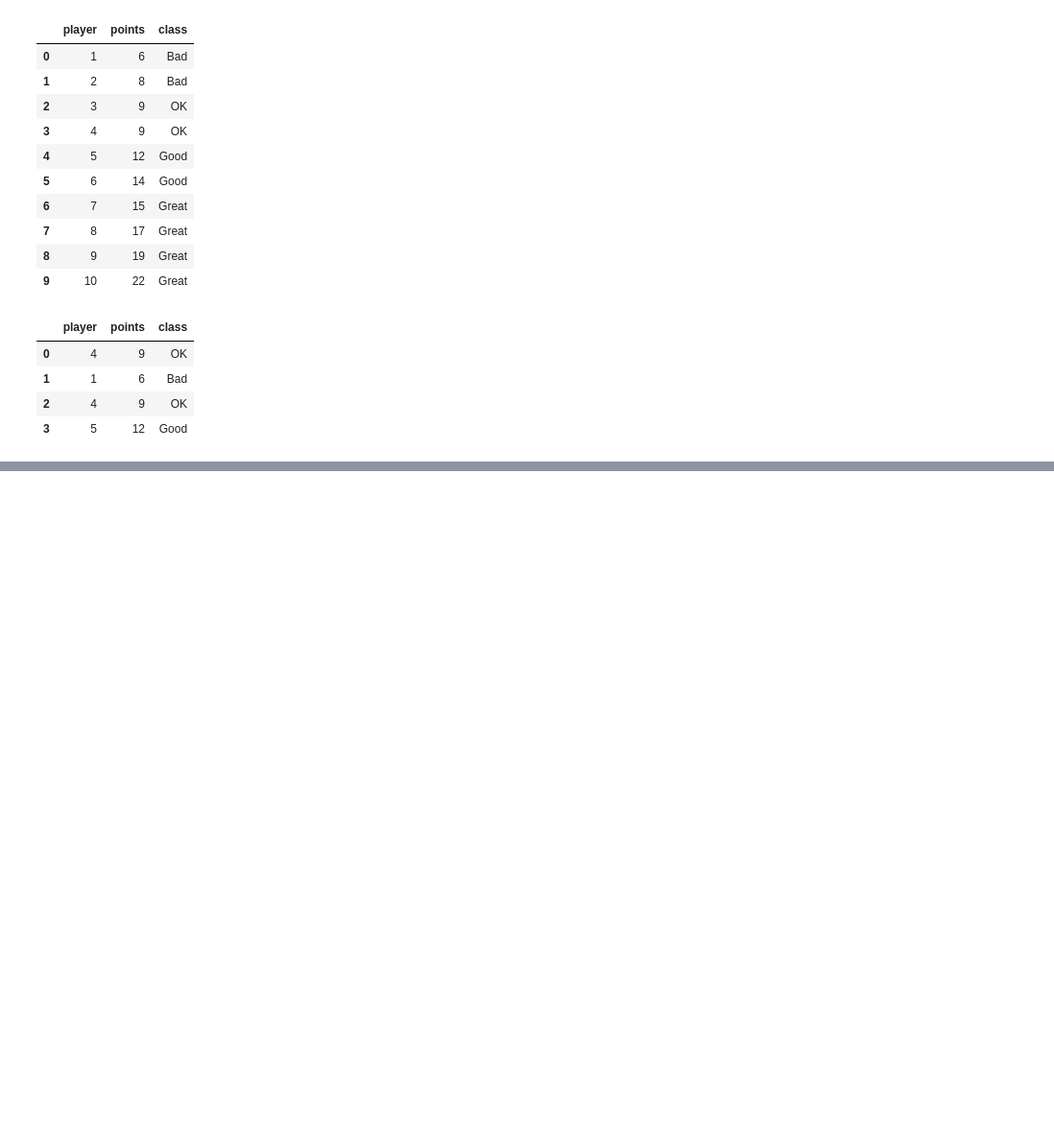
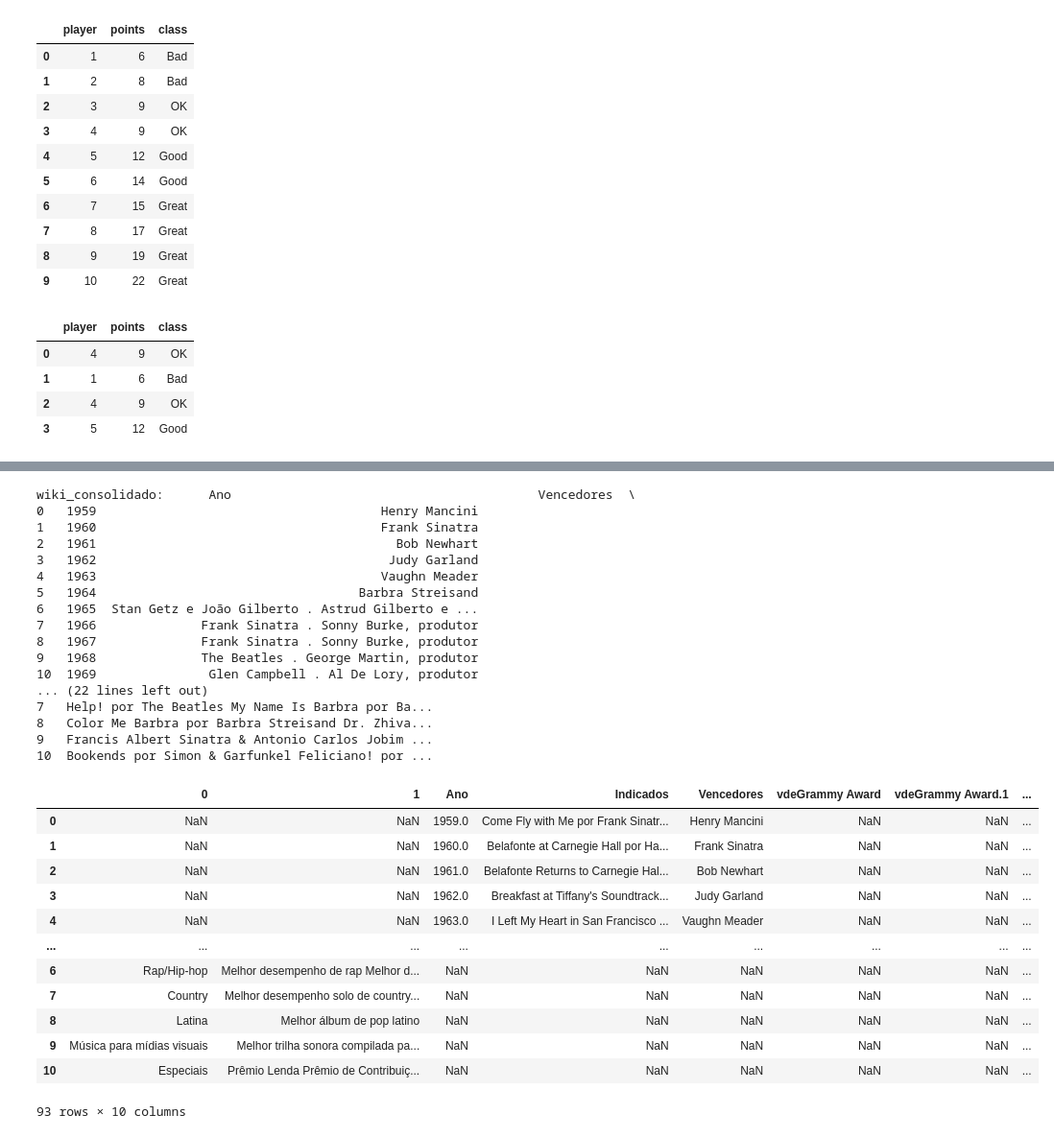
Before and after one commit to filipecarbonera/formacao_python, a Jupyter notebook: rascunhos.ipynb, the cells around one changed output, grey strips where cells are left out. Shown at 96% size. Drawn from its saved outputs; the diff is of its cells as text; code cells hidden in the pictures; blank space fills up the shorter version.

```diff
--- a/rascunhos.ipynb
+++ b/rascunhos.ipynb
@@ -370,0 +434,41 @@ merge
+# %%
+len_wiki = len(wiki)
+
+for n in range(2,len_wiki):
+  if n == 2:
+    wiki_consolidado = wiki[n]
+    print('wiki_consolidado:', wiki_consolidado)
+  else:
+    wiki_consolidado = pd.concat([wiki_consolidado,wiki[n]])
+wiki_consolidado
+# %% [output]
+wiki_consolidado:      Ano                                         Vencedores  \
+0   1959                                      Henry Mancini
+1   1960                                      Frank Sinatra
+2   1961                                        Bob Newhart
+3   1962                                       Judy Garland
+4   1963                                      Vaughn Meader
+5   1964                                   Barbra Streisand
+6   1965  Stan Getz e João Gilberto . Astrud Gilberto e ...
+7   1966              Frank Sinatra . Sonny Burke, produtor
+8   1967              Frank Sinatra . Sonny Burke, produtor
+9   1968              The Beatles . George Martin, produtor
+10  1969               Glen Campbell . Al De Lory, produtor
+... (22 lines left out)
+7   Help! por The Beatles My Name Is Barbra por Ba...
+8   Color Me Barbra por Barbra Streisand Dr. Zhiva...
+9   Francis Albert Sinatra & Antonio Carlos Jobim ...
+10  Bookends por Simon & Garfunkel Feliciano! por ...
+|  | 0 | 1 | Ano | Indicados | Vencedores | vdeGrammy Award | vdeGrammy Award.1 | ... |
+| 0 | NaN | NaN | 1959.0 | Come Fly with Me por Frank Sinatr... | Henry Mancini | NaN | NaN | ... |
+| 1 | NaN | NaN | 1960.0 | Belafonte at Carnegie Hall por Ha... | Frank Sinatra | NaN | NaN | ... |
+| 2 | NaN | NaN | 1961.0 | Belafonte Returns to Carnegie Hal... | Bob Newhart | NaN | NaN | ... |
+| 3 | NaN | NaN | 1962.0 | Breakfast at Tiffany's Soundtrack... | Judy Garland | NaN | NaN | ... |
+| 4 | NaN | NaN | 1963.0 | I Left My Heart in San Francisco ... | Vaughn Meader | NaN | NaN | ... |
+| ... | ... | ... | ... | ... | ... | ... | ... | ... |
+| 6 | Rap/Hip-hop | Melhor desempenho de rap Melhor d... | NaN | NaN | NaN | NaN | NaN | ... |
+| 7 | Country | Melhor desempenho solo de country... | NaN | NaN | NaN | NaN | NaN | ... |
+| 8 | Latina | Melhor álbum de pop latino | NaN | NaN | NaN | NaN | NaN | ... |
+| 9 | Música para mídias visuais | Melhor trilha sonora compilada pa... | NaN | NaN | NaN | NaN | NaN | ... |
+| 10 | Especiais | Prêmio Lenda Prêmio de Contribuiç... | NaN | NaN | NaN | NaN | NaN | ... |
+93 rows × 10 columns
```
Also changed, not shown: parts of 13 cells of this notebook.
